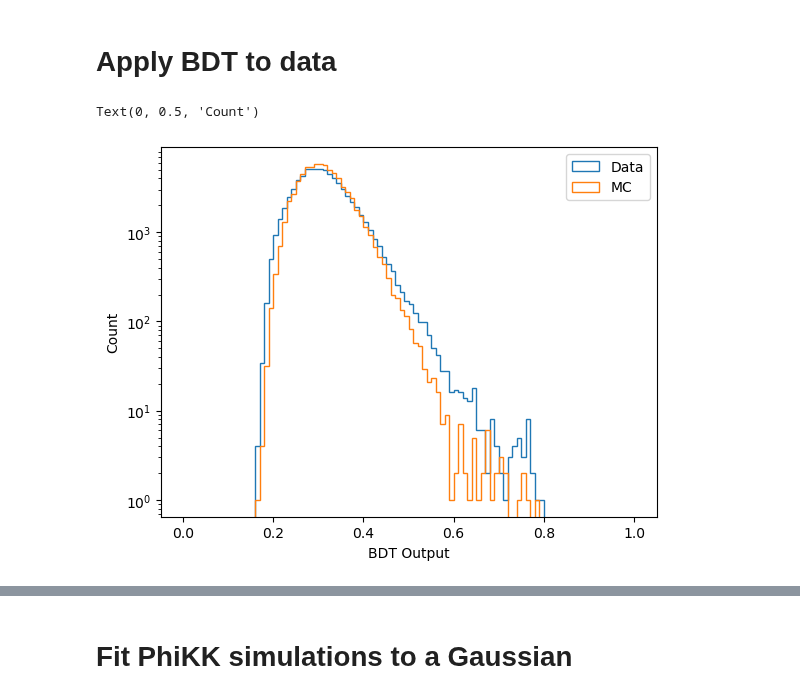
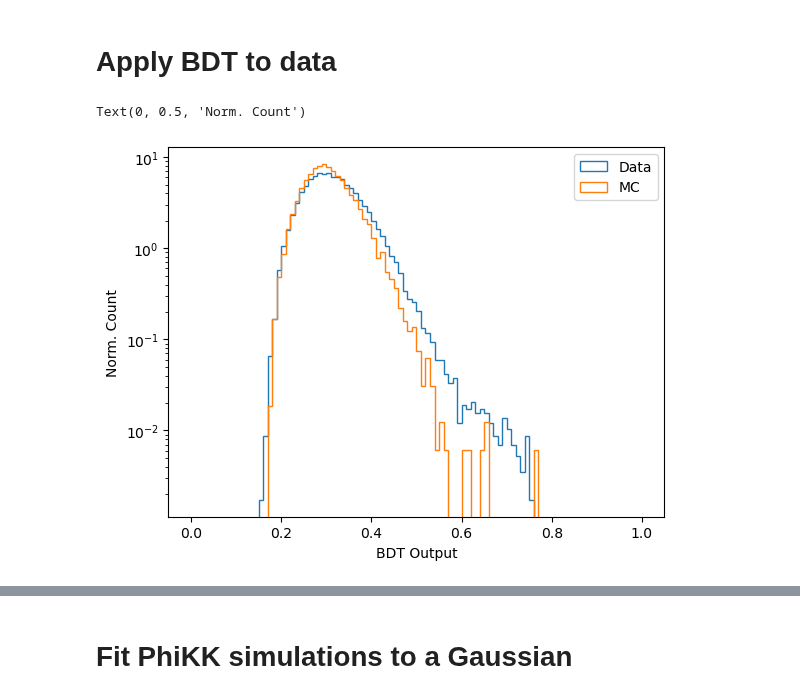
Before and after one commit to mghrear/pivoting-ANN, a Jupyter notebook: compare_models.ipynb, the cells around one changed output, grey strips where cells are left out. Cells and saved outputs as stored; diff of their text form; code cells hidden in the pictures.

```diff
--- a/compare_models.ipynb
+++ b/compare_models.ipynb
@@ -304,7 +304,7 @@ Text(0, 0.5, 'Count')
 # Apply ANN to data
 # %%
 
-X_final = pd.read_pickle('/Users/mghrear/data/ML_data/patch/BDT_2019_data_limited.pk')
+X_final = pd.read_pickle('/Users/mghrear/data/ML_data/patch/BDT_2021_data_limited.pk')
 
 print(len(X_final))
 # %% [output]
@@ -312,6 +312,6 @@ print(len(X_final))
 # %%
 final_classifier = mytools.Classifier(in_features=X_final.shape[1]).to(device)
-final_classifier.load_state_dict(torch.load("/Users/mghrear/data/ML_data/patch/classifier_adv_relu_run"+str(run)+"_limited.pt", map_location=device))
+final_classifier.load_state_dict(torch.load("/Users/mghrear/data/ML_data/patch/classifier_adv_relu_2021_run"+str(run)+"_limited.pt", map_location=device))
 final_classifier.eval()
 # %% [output]
 Classifier(
@@ -336,7 +336,7 @@ Classifier(
 )
 # %%
 final_dataset = TensorDataset(torch.from_numpy(X_final.to_numpy().astype(np.float32)) )
-final_loader = DataLoader(final_dataset, batch_size=124, shuffle=False)
+final_loader = DataLoader(final_dataset, batch_size=2000, shuffle=False)
 # %%
 final_pred = mytools.test_final(final_loader, final_classifier, device)
 final_pred=torch.sigmoid(torch.tensor(final_pred)).numpy()
@@ -369,23 +369,23 @@ plt.legend()
 # %% [markdown]
 # Apply BDT to data
 # %%
-bdt_model = joblib.load('/Users/mghrear/data/ML_data/patch/BDT_2019_limited_model.pkl')
+bdt_model = joblib.load('/Users/mghrear/data/ML_data/patch/BDT_2021_limited_model.pkl')
 X_final = X_final.drop(columns=['pred','InvM'])
 # %%
 Yhat_final = bdt_model.predict_proba(X_final)[:,1]
 X_final['pred'] = Yhat_final
 X_final['InvM'] = mytools.get_InvM(X_final)
 # %%
-plt.hist(Yhat_final,bins=np.arange(0,1.01,0.01), histtype='step',label="Data")
-plt.hist(df_test_combined['BDT'],bins=np.arange(0,1.01,0.01), histtype='step',label='MC')
+plt.hist(Yhat_final,bins=np.arange(0,1.01,0.01), histtype='step',density=True,label="Data")
+plt.hist(df_test_combined['BDT'],bins=np.arange(0,1.01,0.01), histtype='step',density=True,label='MC')
 
 plt.legend()
 plt.yscale('log')
 plt.xlabel('BDT Output')
-plt.ylabel('Count')
+plt.ylabel('Norm. Count')
 # %% [output]
-Text(0, 0.5, 'Count')
+Text(0, 0.5, 'Norm. Count')
-[figure, old version]
+[figure, new version]
 # %%
 X_final_cut = X_final[X_final['pred']>BDT_selection].reset_index(drop=True)
 x_vals = 1000*X_final_cut.InvM
```
Also changed, not shown: parts of 23 cells of this notebook, 5 other files.
